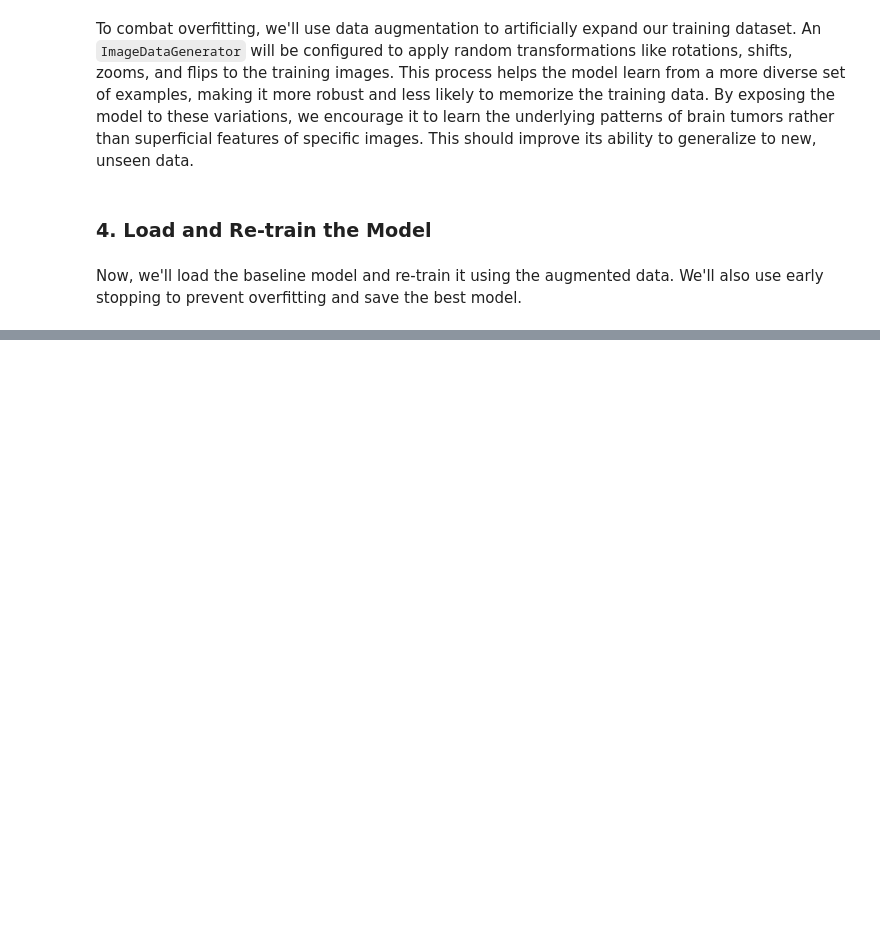
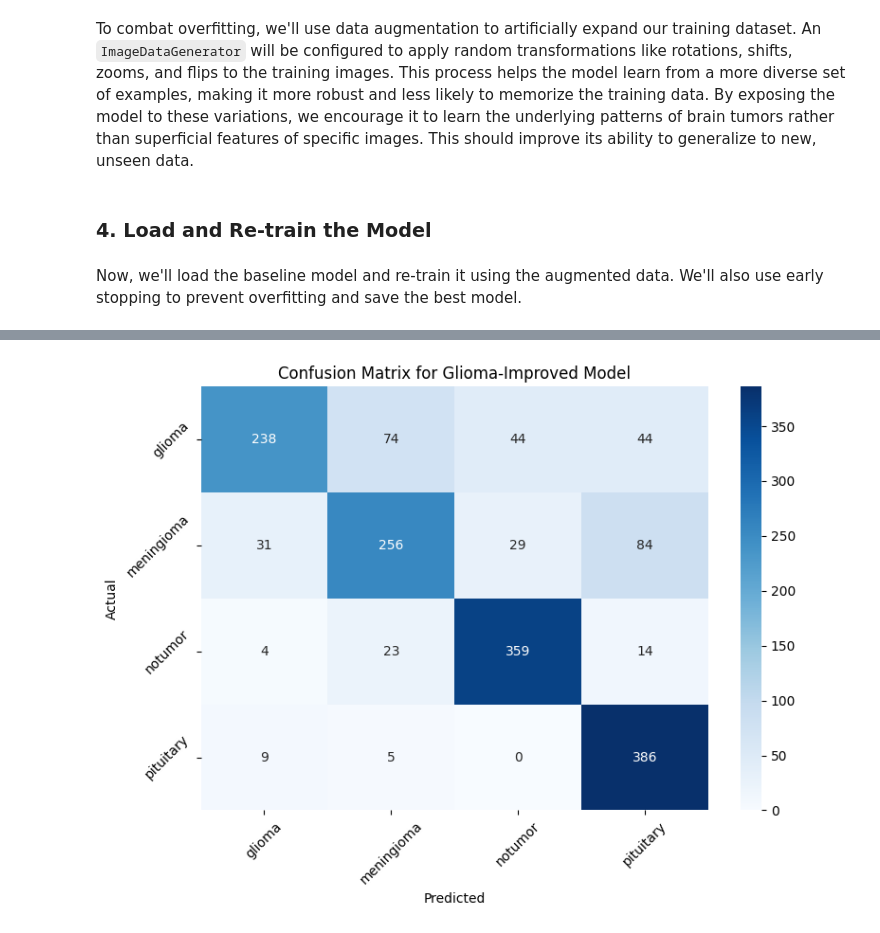
Before and after one commit to Fazil-Behbudov/Medical-Image-Classification-for-Disease-Detection, a Jupyter notebook: notebooks/05_model_improvement.ipynb, the cells around one changed output, grey strips where cells are left out. Saved outputs shown, nothing was run; the diff lists cells and outputs as text; code cells hidden in the pictures; blank space fills up the shorter version.

```diff
--- a/notebooks/05_model_improvement.ipynb
+++ b/notebooks/05_model_improvement.ipynb
@@ -41,0 +152,5 @@ model.fit(datagen.flow(X_train, y_train, batch_size=32), epochs=50, validation_d
+# %%
+augmented_glioma_model = load_model('../results/best_model.keras')
+test_loss, test_acc = augmented_glioma_model.evaluate(X_test_augmented, y_test)
+print(f'Augmented Model Test Loss: {test_loss:.4f}')
+print(f'Augmented Model Test Accuracy: {test_acc:.4f}')
@@ -41,0 +161,9 @@ model.fit(datagen.flow(X_train, y_train, batch_size=32), epochs=50, validation_d
+# %%
+# Make predictions
+pred_glioma = augmented_glioma_model.predict(X_test_augmented)
+y_pred_glioma = np.argmax(pred_glioma, axis=1)
+
+# Generate classification report
+target_names = ['glioma', 'meningioma', 'notumor', 'pituitary']
+report = classification_report(y_test, y_pred_glioma, target_names=target_names)
+print(report)
@@ -41,0 +182,13 @@ model.fit(datagen.flow(X_train, y_train, batch_size=32), epochs=50, validation_d
+# %%
+# Generate confusion matrix
+plt.figure(figsize=(8, 6))
+sns.heatmap(confusion_matrix(y_test, y_pred_glioma), annot=True, fmt='d', cmap='Blues', xticklabels=target_names, yticklabels=target_names)
+plt.xlabel('Predicted')
+plt.ylabel('Actual')
+plt.title('Confusion Matrix for Glioma-Improved Model')
+plt.xticks(rotation=45)
+plt.yticks(rotation=45)
+plt.tight_layout()
+plt.show()
+# %% [output]
+[figure, added]
```
Also changed, not shown: parts of 22 cells of this notebook, 7 other files.
